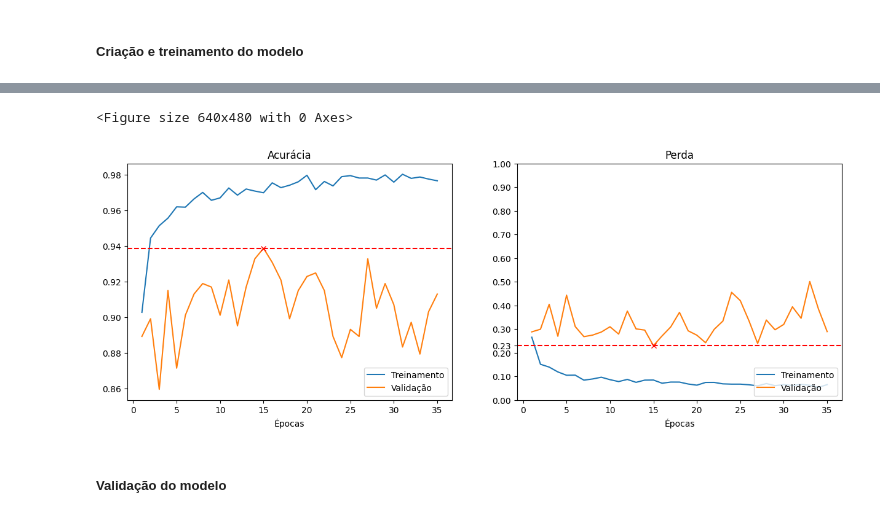
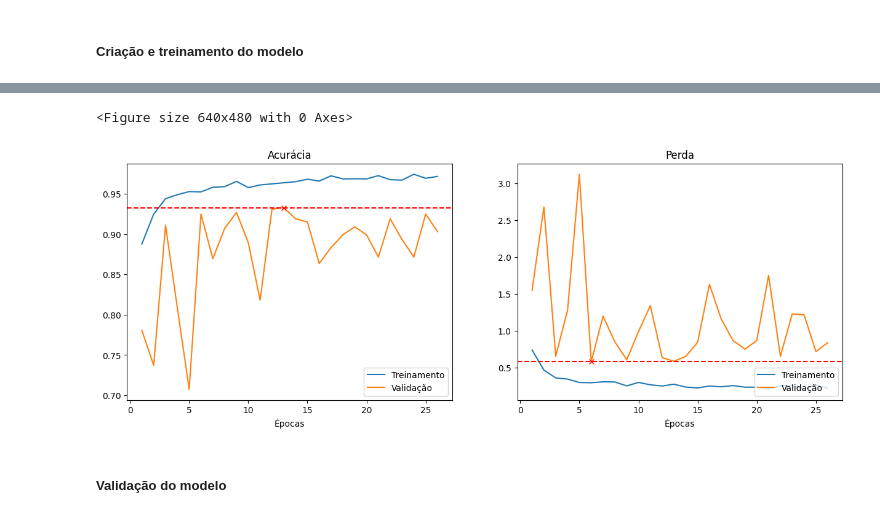
Before and after one commit to diegofemello/ImageClassificationWithPython, a Jupyter notebook: mobile_net_tcc.ipynb, the cells around one changed output, grey strips where cells are left out. Drawn from its saved outputs; the diff is of its cells as text; code cells hidden in the pictures.

```diff
--- a/mobile_net_tcc.ipynb
+++ b/mobile_net_tcc.ipynb
@@ -45,7 +45,7 @@ img_height = 196
 # Variáveis para o treinamento
 batch_size = 32
 epochs = 100
-learning_rate = 0.0001
+learning_rate = 0.0005
 patience = 20
 percent_test = 25
 # %%
@@ -322,40 +322,34 @@ def plot_model(history):
     plt.figure(figsize=(15, 5))
 
     plt.subplot(1, 2, 1)
     plt.title('Acurácia')
     plt.plot(epochs_range, accuracy, label='Treinamento')
     plt.plot(epochs_range, val_accuracy, label='Validação')
     plt.legend(loc='lower right')
 
     plt.plot(np.argmax(val_accuracy)+1, np.max(val_accuracy),
              marker='x', color='r', label='Melhor acurácia')
     plt.axhline(y=np.max(val_accuracy), color='r', linestyle='--')
 
     plt.xlabel('Épocas')
 
     plt.subplot(1, 2, 2)
     plt.title('Perda')
     plt.plot(epochs_range, loss, label='Treinamento')
     plt.plot(epochs_range, val_loss, label='Validação')
     plt.legend(loc='lower right')
 
     plt.plot(np.argmin(val_loss)+1, np.min(val_loss),
              marker='x', color='r', label='Melhor perda')
     plt.axhline(y=np.min(val_loss), color='r', linestyle='--')
 
-    yticks = np.arange(0, 1.1, 0.1)
-    yticks = np.append(yticks, round(np.min(val_loss), 2))
-
-
-    plt.yticks(yticks)
-
     plt.xlabel('Épocas')
 
 
 plot_model(history)
 # %% [output]
 <Figure size 640x480 with 0 Axes>
-[figure, old version]
+[figure, new version]
 # %% [markdown]
 ##### Validação do modelo
 # %%
```
Also changed, not shown: parts of 9 cells of this notebook.
